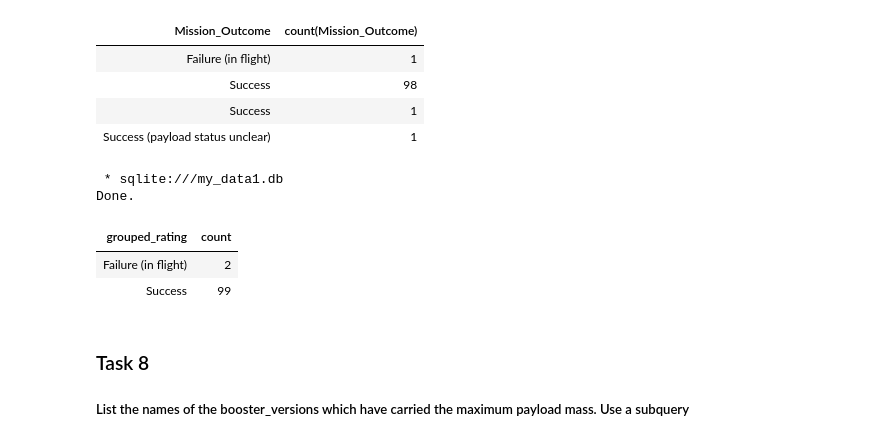
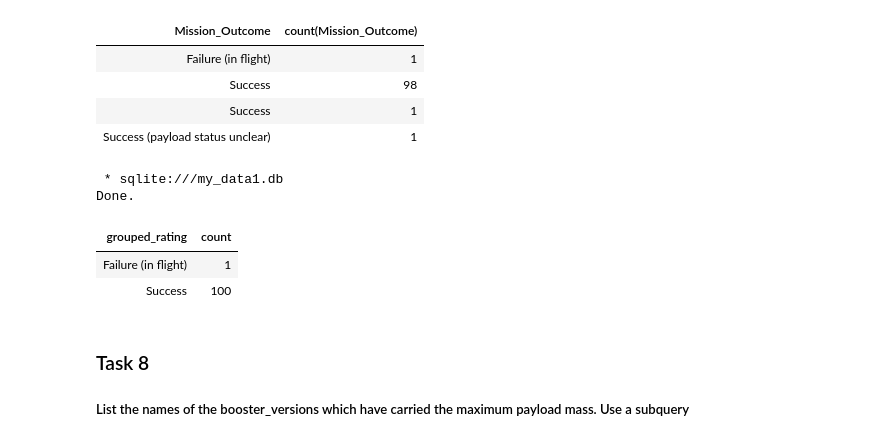
Before and after one commit to OsaTaku/IBM-Data-Science-Professional-Certificate, a Jupyter notebook: Chapter10/Module5/jupyter-labs-eda-sql-coursera_sqllite.ipynb, the cells around one changed output. Drawn from its saved outputs; the diff is of its cells as text; code cells hidden in the pictures.

```diff
--- a/Chapter10/Module5/jupyter-labs-eda-sql-coursera_sqllite.ipynb
+++ b/Chapter10/Module5/jupyter-labs-eda-sql-coursera_sqllite.ipynb
@@ -260,22 +255,21 @@ Done.
 | Success | 98 |
 | Success | 1 |
 | Success (payload status unclear) | 1 |
-# %%
-%%sql SELECT
-    CASE
-        WHEN Mission_Outcome = 'Success' THEN 'Success'
-        WHEN Mission_Outcome = 'Success (payload status unclear)' THEN 'Success'
-        ELSE 'Failure (in flight)'
-    END AS grouped_rating,
-    COUNT(*) AS count
-FROM SPACEXTBL
-GROUP BY grouped_rating;
-# %% [output]
- * sqlite:///my_data1.db
-Done.
-| grouped_rating | count |
-| Failure (in flight) | 2 |
-| Success | 99 |
+# %%
+%%sql select
+    case
+        when Mission_Outcome like '%Success%' then 'Success'
+        else 'Failure (in flight)'
+    end as grouped_rating,
+    count(*) as count
+from SPACEXTBL
+group by grouped_rating;
+# %% [output]
+ * sqlite:///my_data1.db
+Done.
+| grouped_rating | count |
+| Failure (in flight) | 1 |
+| Success | 100 |
 # %% [markdown]
 ### Task 8
 
```
Also changed, not shown: parts of 5 cells of this notebook.
